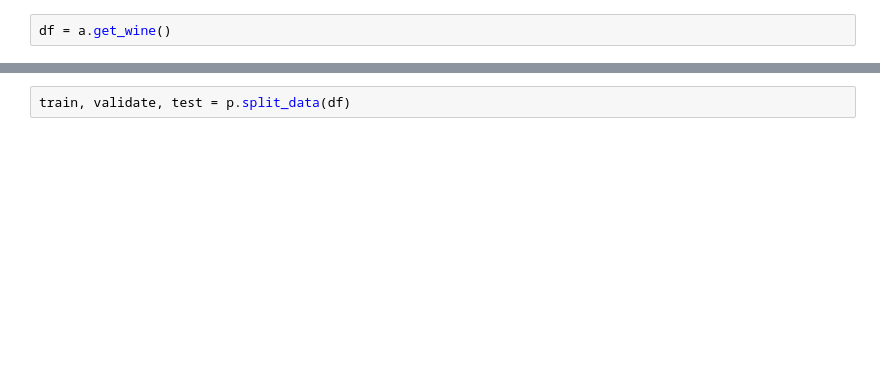
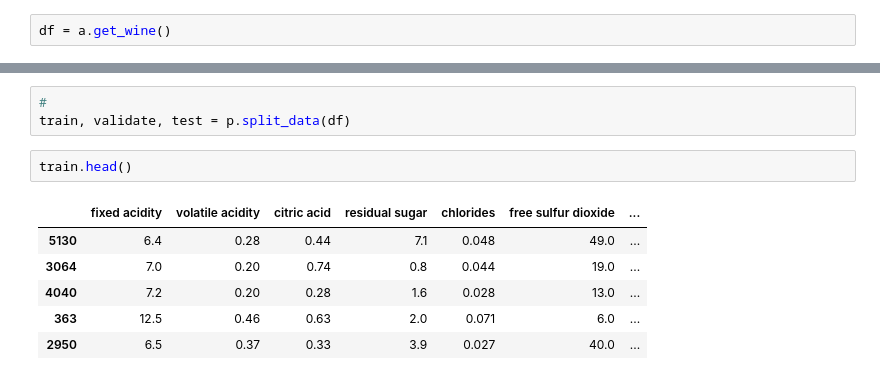
Before and after one commit to et-to-the-moon/find_fine_wine, a Jupyter notebook: e_explore_red_2.ipynb, the cells around one changed output, grey strips where cells are left out. Drawn from its saved outputs; the diff is of its cells as text; blank space fills up the shorter version.

```diff
--- a/e_explore_red_2.ipynb
+++ b/e_explore_red_2.ipynb
@@ -46,2 +29,12 @@ df.head()
 # %%
+#
 train, validate, test = p.split_data(df)
+# %%
+train.head()
+# %% [output]
+|  | fixed acidity | volatile acidity | citric acid | residual sugar | chlorides | free sulfur dioxide | ... |
+| 5130 | 6.4 | 0.28 | 0.44 | 7.1 | 0.048 | 49.0 | ... |
+| 3064 | 7.0 | 0.20 | 0.74 | 0.8 | 0.044 | 19.0 | ... |
+| 4040 | 7.2 | 0.20 | 0.28 | 1.6 | 0.028 | 13.0 | ... |
+| 363 | 12.5 | 0.46 | 0.63 | 2.0 | 0.071 | 6.0 | ... |
+| 2950 | 6.5 | 0.37 | 0.33 | 3.9 | 0.027 | 40.0 | ... |
```
Also changed, not shown: parts of 11 cells of this notebook.
